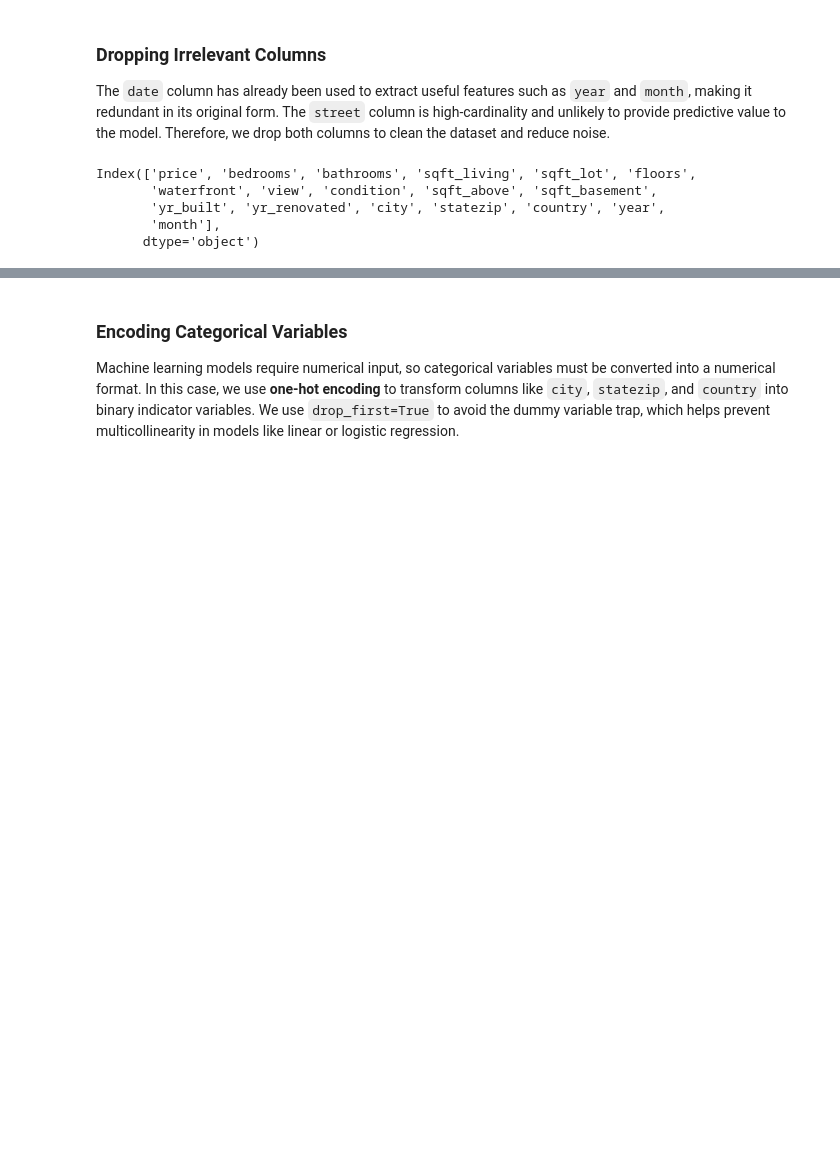
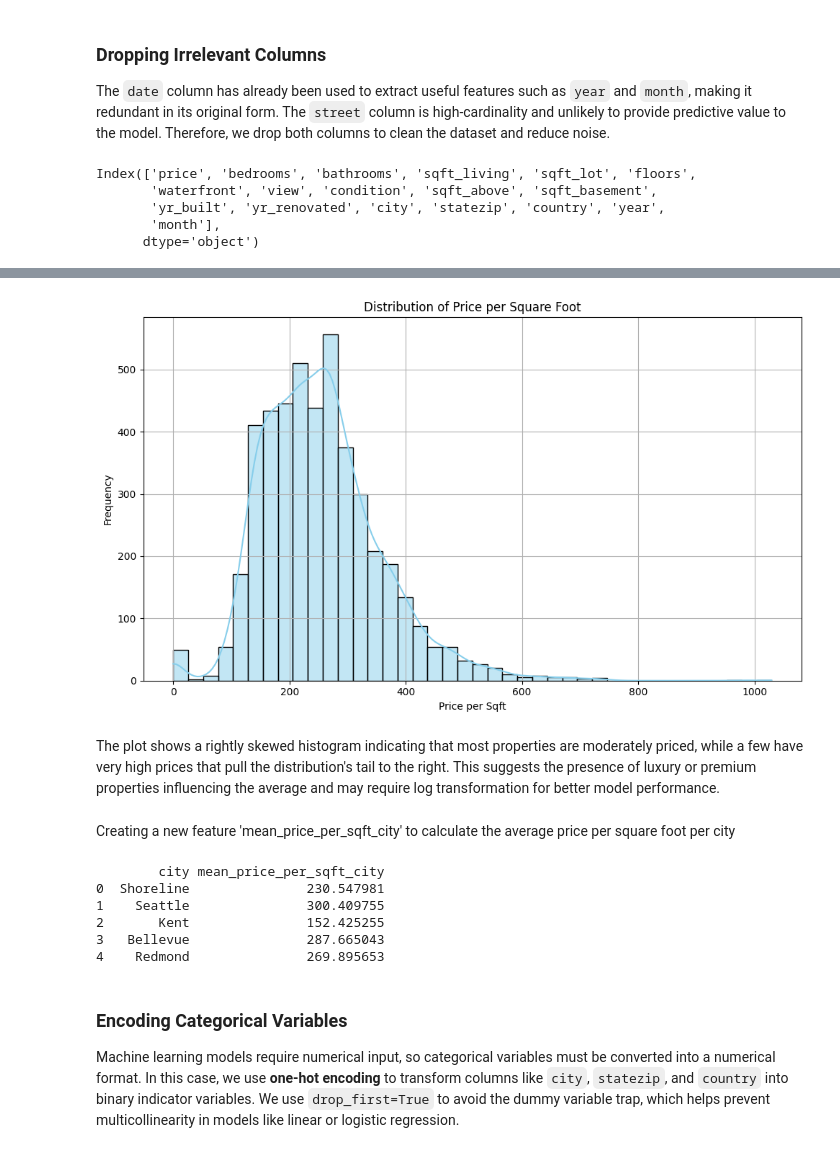
Before and after one commit to Kate-Maina/real-estate-price-prediction, a Jupyter notebook: index.ipynb, the cells around one changed output, grey strips where cells are left out. Drawn from its saved outputs; the diff is of its cells as text; code cells hidden in the pictures; blank space fills up the shorter version.

```diff
--- a/index.ipynb
+++ b/index.ipynb
@@ -213,0 +219,7 @@ Index(['price', 'bedrooms', 'bathrooms', 'sqft_living', 'sqft_lot', 'floors',
+# %%
+# Create the new feature
+df['price_per_sqft'] = df['price'] / df['sqft_living']
+
+# Optional: Check for any infinite or NaN values
+df['price_per_sqft'].replace([np.inf, -np.inf], np.nan, inplace=True)
+df.dropna(subset=['price_per_sqft'], inplace=True)
@@ -213,0 +243,15 @@ Index(['price', 'bedrooms', 'bathrooms', 'sqft_living', 'sqft_lot', 'floors',
+# %%
+plt.figure(figsize=(10, 6))
+sns.histplot(df['price_per_sqft'], kde=True, bins=40, color='skyblue')
+plt.title('Distribution of Price per Square Foot')
+plt.xlabel('Price per Sqft')
+plt.ylabel('Frequency')
+plt.grid(True)
+plt.tight_layout()
+plt.show()
+# %% [output]
+[figure, added]
+# %% [markdown]
+The plot shows a rightly skewed histogram indicating that most properties are moderately priced, while a few have very high prices that pull the distribution's tail to the right. This suggests the presence of luxury or premium properties influencing the average and may require log transformation for better model performance.
+# %% [markdown]
+Creating a new feature 'mean_price_per_sqft_city' to calculate the average price per square foot per city
@@ -214,3 +264,12 @@ Index(['price', 'bedrooms', 'bathrooms', 'sqft_living', 'sqft_lot', 'floors',
+# %%
+print(df[['city', 'mean_price_per_sqft_city']].head())
+# %% [output]
+        city mean_price_per_sqft_city
+0  Shoreline               230.547981
+1    Seattle               300.409755
+2       Kent               152.425255
+3   Bellevue               287.665043
+4    Redmond               269.895653
 # %% [markdown]
 ### Encoding Categorical Variables
 
```
Also changed, not shown: parts of 89 cells of this notebook.
